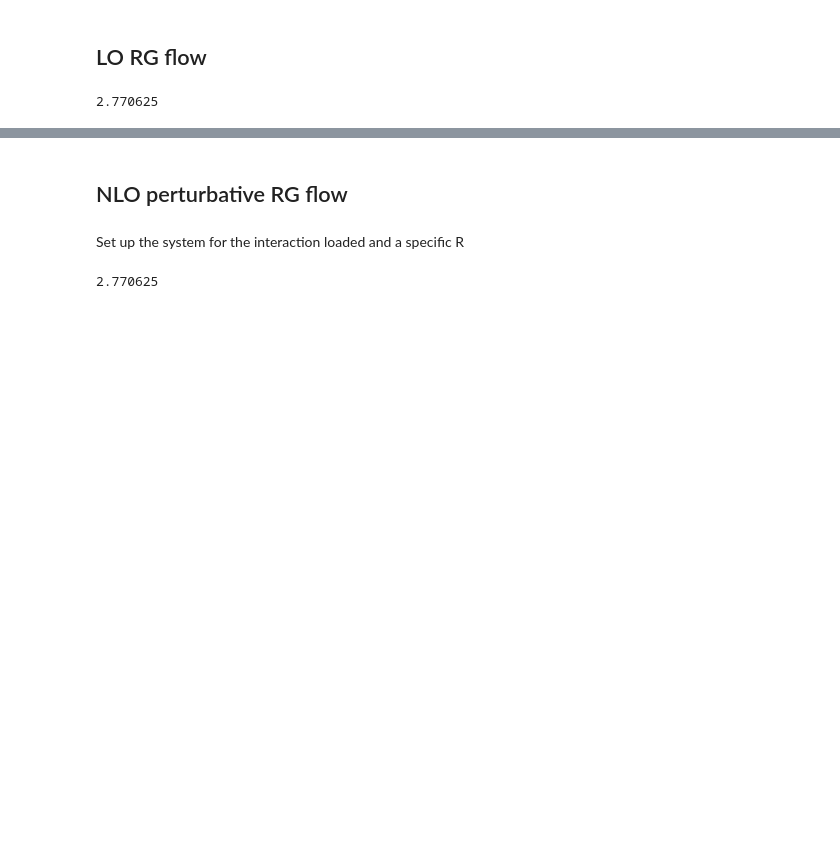
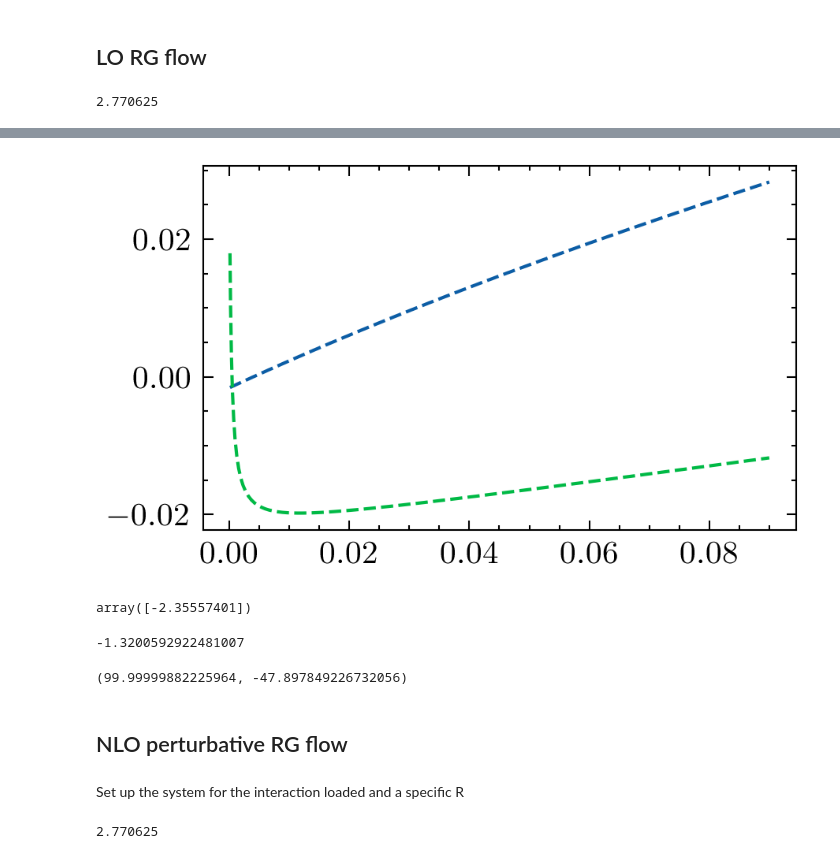
Before and after one commit to odell/vdw-nlo, a Jupyter notebook: He4-nlo-perturbative-rg-flow.ipynb, the cells around one changed output, grey strips where cells are left out. Drawn from its saved outputs; the diff is of its cells as text; code cells hidden in the pictures; blank space fills up the shorter version.

```diff
--- a/He4-nlo-perturbative-rg-flow.ipynb
+++ b/He4-nlo-perturbative-rg-flow.ipynb
@@ -176,2 +187,4 @@ Text(0, 0.5, '$g_{\\rm LO}$')
 # %%
 np.savetxt('rg_flow_lo_nonlocal_2_6_6.txt', np.vstack((R_LO, gsLO)).T, header='R (Å)  g ()')
+# %%
+R_LO, gsLO = np.loadtxt('rg_flow_lo_nonlocal_2_6_6.txt',unpack=True)
@@ -177,0 +212,4 @@ np.savetxt('rg_flow_lo_nonlocal_2_6_6.txt', np.vstack((R_LO, gsLO)).T, header='R
+# %%
+R_LO = np.float32(R_LO)
+# %%
+gsLO = np.float32(gsLO)
@@ -177,0 +224,14 @@ np.savetxt('rg_flow_lo_nonlocal_2_6_6.txt', np.vstack((R_LO, gsLO)).T, header='R
+# %%
+index = 76
+s = he4.NonlocalHelium4System2(R_LO[index], ELL, N1, N2, NCT)
+#nlo_guess = result.x
+c20 = 0
+test = np.linspace(0,200,260)
+
+for i in range(len(test)):
+#    result = minimize(lambda x: a0_diff([x,test[i]],s, gsLO[index]),-0.1,tol=1e-6)
+    result = optimize.fsolve(lambda x: a0_diff([x,test[i]],s, gsLO[index]), c20,xtol=1e-8)
+    c2s = np.array([*result, test[i]])
+    atemp, rtemp= s.a0_and_r0_pert1b_fast(gsLO[index], *c2s, momenta)
+    print(R_LO[index], gsLO[index],c2s[0],c2s[1],atemp,rtemp)
+    c20 = c2s[0]+0.01*np.abs(c2s[0])
@@ -178,3 +257,23 @@ np.savetxt('rg_flow_lo_nonlocal_2_6_6.txt', np.vstack((R_LO, gsLO)).T, header='R
+# %%
+fig, ax = plt.subplots(dpi=300)
+fig.patch.set_facecolor('white')
+
+ax.plot((momenta*he4.BETA6)**2, s.kcotd_gen_pert1b_fast(momenta, gsLO[40],-6795.0817412325105 ,-2000.0 ), linestyle='--');
+ax.plot((momenta*he4.BETA6)**2, s.kcotd_gen_pert1b_fast(momenta, gsLO[40],-7543.311999201044 ,-1928.5714285714287 ), linestyle='--');
+# %% [output]
+[figure, added]
+# %%
+optimize.fsolve(lambda x: a0_diff([x,4],s, gsLO[index]), -2.,xtol=1e-8)
+# %% [output]
+array([-2.35557401])
+# %%
+a0_diff([-1.836,4],s, gsLO[0])
+# %% [output]
+-1.3200592922481007
+# %%
+s.a0_and_r0_pert1b_fast(gsLO[0],-2.35557401,4, momenta)
+# %% [output]
+(99.99999882225964, -47.897849226732056)
 # %% [markdown]
 ## NLO perturbative RG flow
 # %% [markdown]
```
Also changed, not shown: parts of 23 cells of this notebook.
